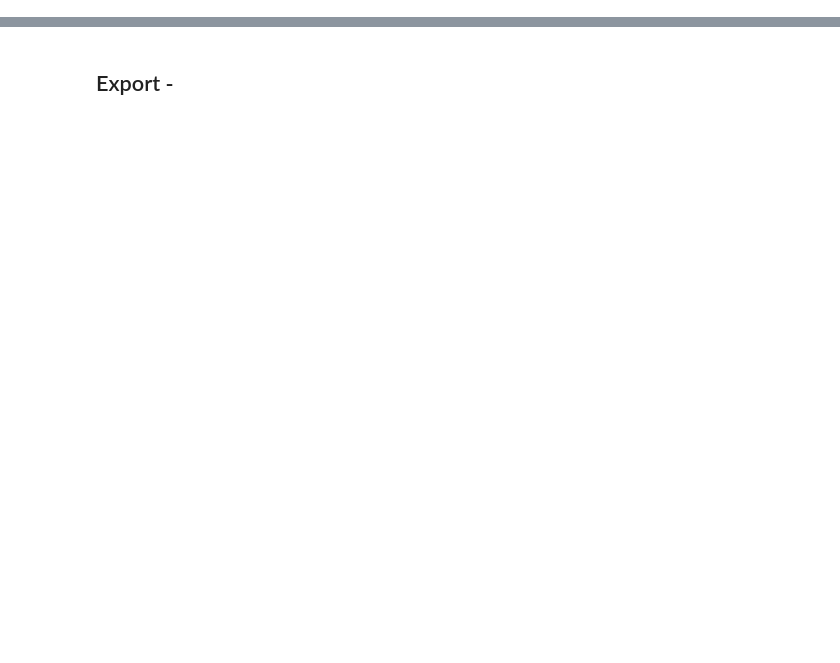
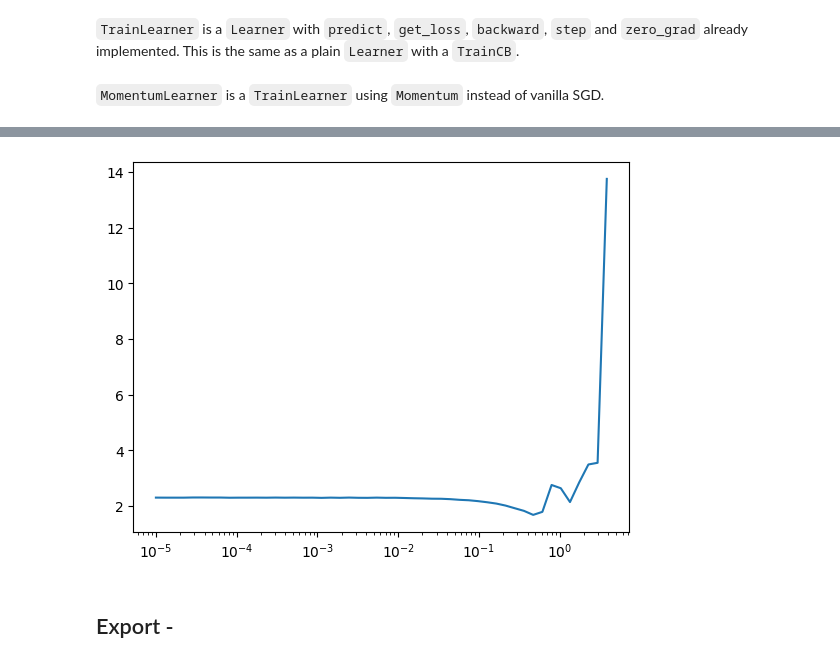
Before and after one commit to fromLittleAcorns/miniai, a Jupyter notebook: nbs/04_learner.ipynb, the cells around one changed output, grey strips where cells are left out. Saved outputs shown, nothing was run; the diff lists cells and outputs as text; code cells hidden in the pictures; blank space fills up the shorter version.

```diff
--- a/nbs/04_learner.ipynb
+++ b/nbs/04_learner.ipynb
@@ -236,3 +306,5 @@ class ProgressCB(Callback):
+# %% [markdown]
+`TrainLearner` is a `Learner` with `predict`, `get_loss`, `backward`, `step` and `zero_grad` already implemented. This is the same as a plain `Learner` with a `TrainCB`.
 # %%
 #|export
 class TrainLearner(Learner):
@@ -241,6 +313,8 @@ class TrainLearner(Learner):
     def backward(self): self.loss.backward()
     def step(self): self.opt.step()
     def zero_grad(self): self.opt.zero_grad()
+# %% [markdown]
+`MomentumLearner` is a `TrainLearner` using `Momentum` instead of vanilla SGD.
 # %%
 #|export
 class MomentumLearner(TrainLearner):
@@ -282,3 +356,10 @@ class LRFinderCB(Callback):
 @fc.patch
 def lr_find(self:Learner, gamma=1.3, max_mult=3, start_lr=1e-5, max_epochs=10):
     self.fit(max_epochs, lr=start_lr, cbs=LRFinderCB(gamma=gamma, max_mult=max_mult))
+# %%
+dls = DataLoaders.from_dd(tds, bs, num_workers=4)
+model = nn.Sequential(nn.Linear(m,nh), nn.ReLU(), nn.Linear(nh,10))
+
+learn = TrainLearner(model, dls, loss_func=F.cross_entropy)
+learn.lr_find()
+# %% [output]
@@ -285,3 +371,4 @@ def lr_find(self:Learner, gamma=1.3, max_mult=3, start_lr=1e-5, max_epochs=10):
+[figure, added]
 # %% [markdown]
 ## Export -
 # %%
```
Also changed, not shown: parts of 30 cells of this notebook, 2 other files.
